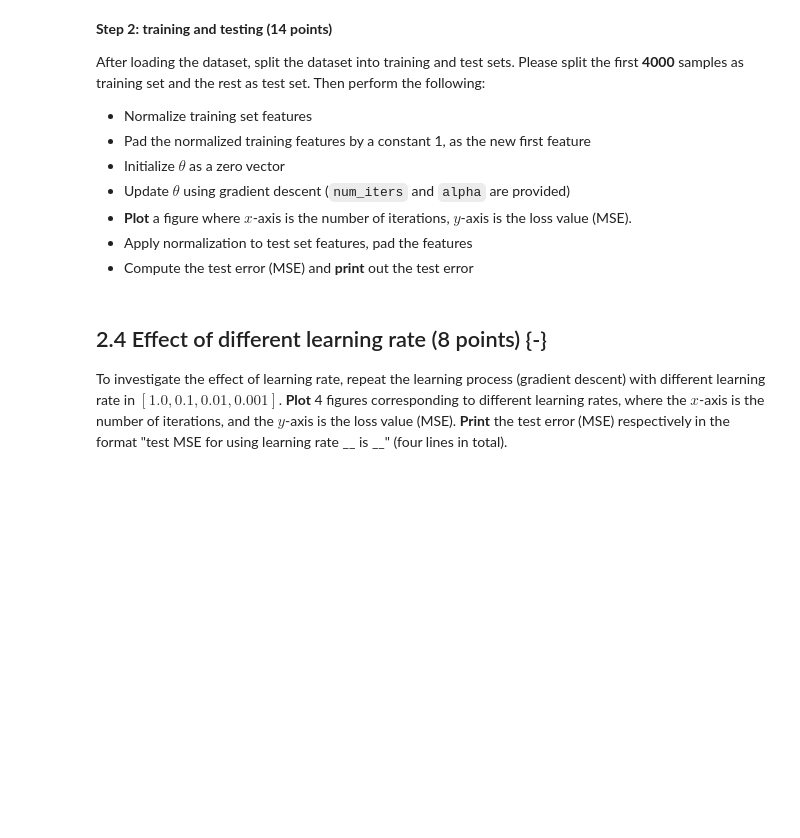
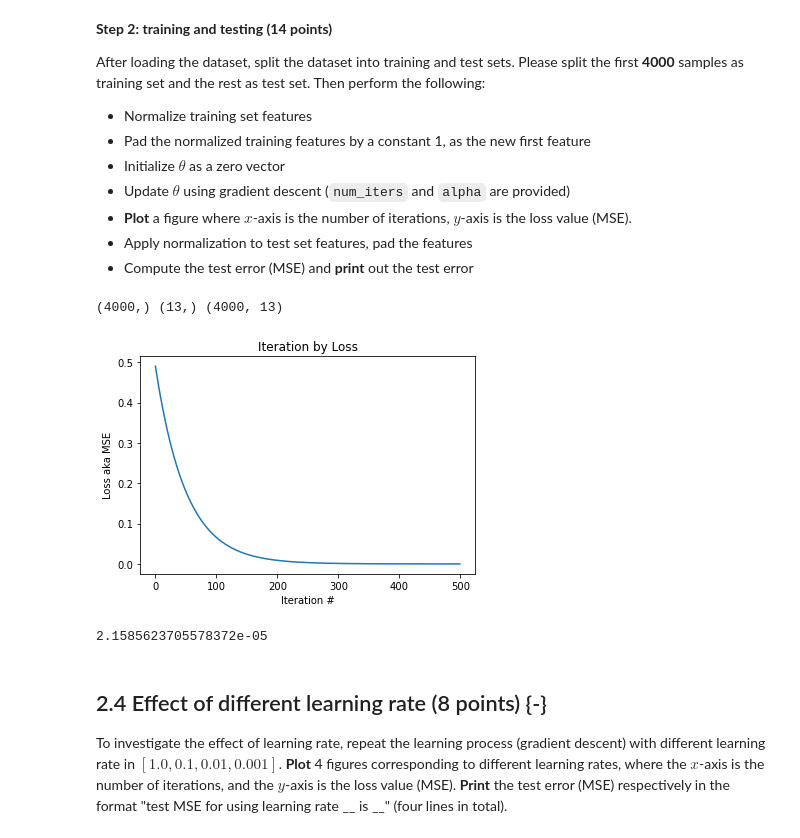
Before and after one commit to torwhite/CS412, a Jupyter notebook: Lab1/Lab_1.ipynb, the cells around one changed output. Saved outputs shown, nothing was run; the diff lists cells and outputs as text; code cells hidden in the pictures; blank space fills up the shorter version.

```diff
--- a/Lab1/Lab_1.ipynb
+++ b/Lab1/Lab_1.ipynb
@@ -380,7 +380,8 @@ def computeMSE(X, y, theta):
   """
   # *****START OF YOUR CODE (DO NOT DELETE/MODIFY THIS LINE)*****
   # computer MSE (observed -expected) squared - summed and / n
-  error = ((X - theta)**2).mean(axis=None)
+  m = len(X)
+  error = sum(((np.dot(X, np.transpose(theta))-y)**2))/(m*2)
   # *****END OF YOUR CODE (DO NOT DELETE/MODIFY THIS LINE)*****
 
   return error
@@ -434,7 +435,8 @@ def computeGradient(X, y, theta):
   """
 
   # *****START OF YOUR CODE (DO NOT DELETE/MODIFY THIS LINE)*****
-
+  m = len(X)
+  gradient = ((np.dot( np.dot(theta, np.transpose(X)), X))/m) - ((np.dot(np.transpose(X), y))/m)
   # *****END OF YOUR CODE (DO NOT DELETE/MODIFY THIS LINE)*****
 
   return gradient
@@ -471,7 +483,11 @@ def gradientDescent(X, y, theta, alpha, num_iters):
           recording the loss value of Eq (10) at every iteration,
   """
   # *****START OF YOUR CODE (DO NOT DELETE/MODIFY THIS LINE)*****
-
+  m = len(X)
+  Loss_record = np.zeros(num_iters)
+  for i in range(num_iters):
+    theta = theta - (alpha*(((np.dot( np.dot(theta, np.transpose(X)), X))/m) - ((np.dot(np.transpose(X), y))/m)))
+    Loss_record[i] = sum(((np.dot(X, np.transpose(theta))-y)**2))/(m*2)
 
   # *****END OF YOUR CODE (DO NOT DELETE/MODIFY THIS LINE)*****
   return theta, Loss_record
@@ -536,3 +544,60 @@ num_iters = 500
+# %%
+num_train = 4000
+alpha = 0.01
+num_iters = 500
+
+# *****START OF YOUR CODE (DO NOT DELETE/MODIFY THIS LINE)*****
+# split dataset
+train_data = data[:num_train]
+test_data = data[num_train +1:]
+
+# Normalize, pad training set
+# Normalize with featureNormalization function
+train_data_normalized, train_data_mean, train_data_std = featureNormalization(train_data)
+
+#pad training set
+#concatenate ones to beginning of array
+train_data_normalized = np.concatenate((np.ones((num_train,1)), train_data_normalized), axis=1)
+
+# define y, num_features, & initialize theta
+y = np.array(np.ones(num_train))
+num_features = np.shape(train_data)[1]
+theta = np.array(np.zeros(num_features+1))
+
+print(y.shape, theta.shape, train_data_normalized.shape)
+
+#calculate gradient
+theta, Loss_record = gradientDescent(train_data_normalized, y, theta, alpha, num_iters)
+
+#Plot iteration by MSE
+plt.plot(Loss_record)
+
+# add title and labels
+plt.title('Iteration by Loss')
+plt.ylabel("Loss aka MSE")
+plt.xlabel("Iteration #")
+plt.show()
+
+#Apply Normalization to test data
+test_data_normalized = applyNormalization(test_data, train_data_mean, train_data_std)
+
+#Pad test data
+test_data_normalized = np.concatenate((np.ones((len(test_data),1)), test_data_normalized), axis=1)
+
+#Compute and print test error
+#recompute y
+num_test = len(test_data_normalized)
+y = np.array(np.ones(num_test))
+#compute MSE
+test_error = computeMSE(test_data_normalized, y, theta)
+#print
+print(test_error)
+
+# *****END OF YOUR CODE (DO NOT DELETE/MODIFY THIS LINE)*****
+# %% [output]
+(4000,) (13,) (4000, 13)
+[figure, added]
+2.1585623705578372e-05
 # %% [markdown]
 ## 2.4 Effect of different learning rate (8 points) {-}
 
```
Also changed, not shown: parts of 9 cells of this notebook, 3 other files.
